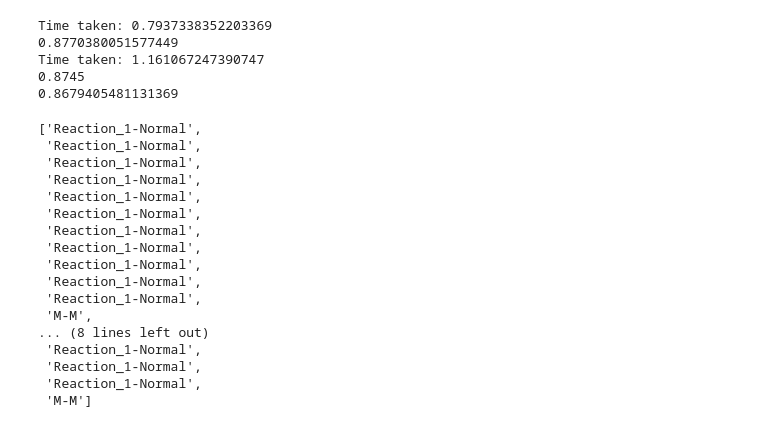
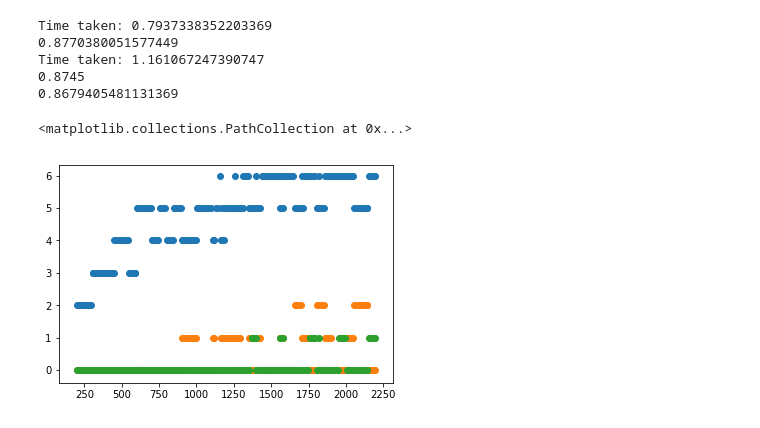
Before and after one commit to johwiebe/stn, a Jupyter notebook: STN/getMC.ipynb, the cells around one changed output. Saved outputs shown, nothing was run; the diff lists cells and outputs as text; code cells hidden in the pictures.

```diff
--- a/STN/getMC.ipynb
+++ b/STN/getMC.ipynb
@@ -97,5 +46,0 @@ df3 = df2.loc[df2["Product_2"] >= 300,].copy()
-# %%
-table = get_trans_prob(prof, "M-M", "Reactor_2")
-table["p"].plot(kind="bar")
-table
-table.index.tolist()[np.where(np.random.uniform() < np.cumsum(table["p"]))[0][0]]
@@ -571,23 +719,37 @@ Time taken: 0.7937338352203369
 Time taken: 1.161067247390747
 0.8745
 0.8679405481131369
-# %%
-mc
-# %% [output]
-['Reaction_1-Normal',
- 'Reaction_1-Normal',
- 'Reaction_1-Normal',
- 'Reaction_1-Normal',
- 'Reaction_1-Normal',
- 'Reaction_1-Normal',
- 'Reaction_1-Normal',
- 'Reaction_1-Normal',
- 'Reaction_1-Normal',
- 'Reaction_1-Normal',
- 'Reaction_1-Normal',
- 'M-M',
-... (8 lines left out)
- 'Reaction_1-Normal',
- 'Reaction_1-Normal',
- 'Reaction_1-Normal',
- 'M-M']
+# %%
+import collections
+tms = set(np.unique(prof["taskmode"]))
+N = len(np.unique(prof["id"]))
+data = {tm:[] for tm in tms}
+data = {**data, **{p:[] for p in stn.products}}
+j = "U4"
+profj = prof[prof["unit"] == j]
+for rid in np.unique(prof["id"]):
+    c = collections.Counter(profj.loc[profj["id"] == rid,"taskmode"])
+    for k in c:
+        data[k].append(c[k])
+    for k in tms - set(c):
+        data[k].append(0)
+    for p in stn.products:
+        data[p].append(prof.loc[prof["id"] == rid, p][0])
+dfcum = pd.DataFrame(data=data)
+# %%
+from mpl_toolkits.mplot3d import Axes3D
+tm = "T3-Slow"
+plt.scatter((dfcum["S4"]), dfcum[tm])
+tm = "T3-Normal"
+plt.scatter((dfcum["S4"]), dfcum[tm])
+tm = "T3-Fast"
+plt.scatter((dfcum["S4"]), dfcum[tm])
+
+#fig = plt.figure()
+#ax = fig.gca(projection='3d')
+#ax.scatter(np.array(dfcum["P1"]), np.array(dfcum["P2"].tolist()), np.array(dfcum[tm].tolist()))
+#for angle in range(0, 360):
+#    ax.view_init(0, 90)
+# %% [output]
+<matplotlib.collections.PathCollection at 0x...>
+[figure, added]
```
Also changed, not shown: parts of 19 cells of this notebook, 15 other files.
